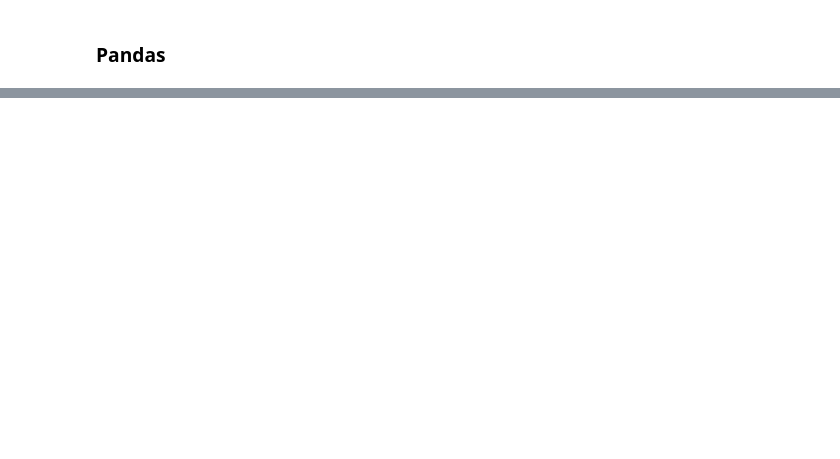
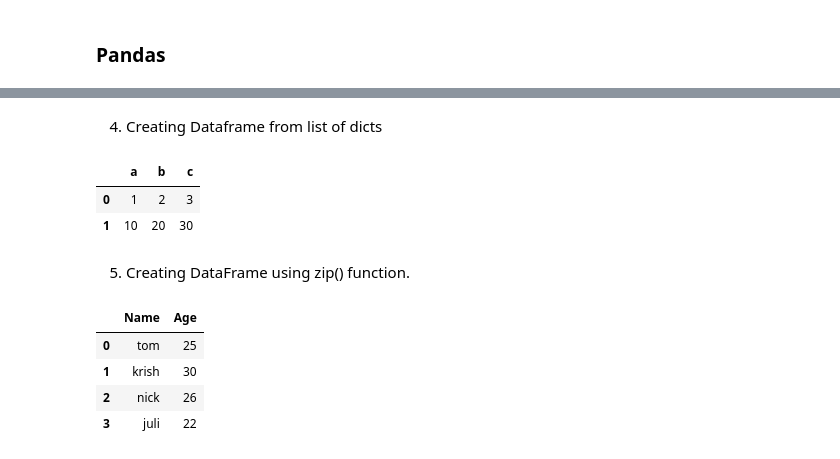
Before and after one commit to GajananThenge/Exercises, a Jupyter notebook: Numpy Pandas.ipynb, the cells around one changed output, grey strips where cells are left out. Drawn from its saved outputs; the diff is of its cells as text; code cells hidden in the pictures; blank space fills up the shorter version.

```diff
--- a/Numpy Pandas.ipynb
+++ b/Numpy Pandas.ipynb
@@ -246,0 +371,53 @@ Joins/Concatenations
+# %% [markdown]
+4. Creating Dataframe from list of dicts
+# %%
+# Python code demonstrate how to create
+# Pandas DataFrame by lists of dicts.
+import pandas as pd
+
+# Initialise data to lists.
+data = [{'a': 1, 'b': 2, 'c':3}, {'a':10, 'b': 20, 'c': 30}]
+
+# Creates DataFrame.
+df = pd.DataFrame(data)
+
+# Print the data
+df
+# %% [output]
+|  | a | b | c |
+| 0 | 1 | 2 | 3 |
+| 1 | 10 | 20 | 30 |
+# %% [markdown]
+5. Creating DataFrame using zip() function.
+# %%
+# Python program to demonstrate creating
+# pandas Datadaframe from lists using zip.
+
+import pandas as pd
+
+# List1
+Name = ['tom', 'krish', 'nick', 'juli']
+
+# List2
+Age = [25, 30, 26, 22]
+
+# get the list of tuples from two lists.
+# and merge them by using zip().
+list_of_tuples = list(zip(Name, Age))
+
+# Assign data to tuples.
+list_of_tuples
+
+
+# Converting lists of tuples into
+# pandas Dataframe.
+df = pd.DataFrame(list_of_tuples, columns = ['Name', 'Age'])
+
+# Print data.
+df
+# %% [output]
+|  | Name | Age |
+| 0 | tom | 25 |
+| 1 | krish | 30 |
+| 2 | nick | 26 |
+| 3 | juli | 22 |
```
Also changed, not shown: parts of 47 cells of this notebook.
